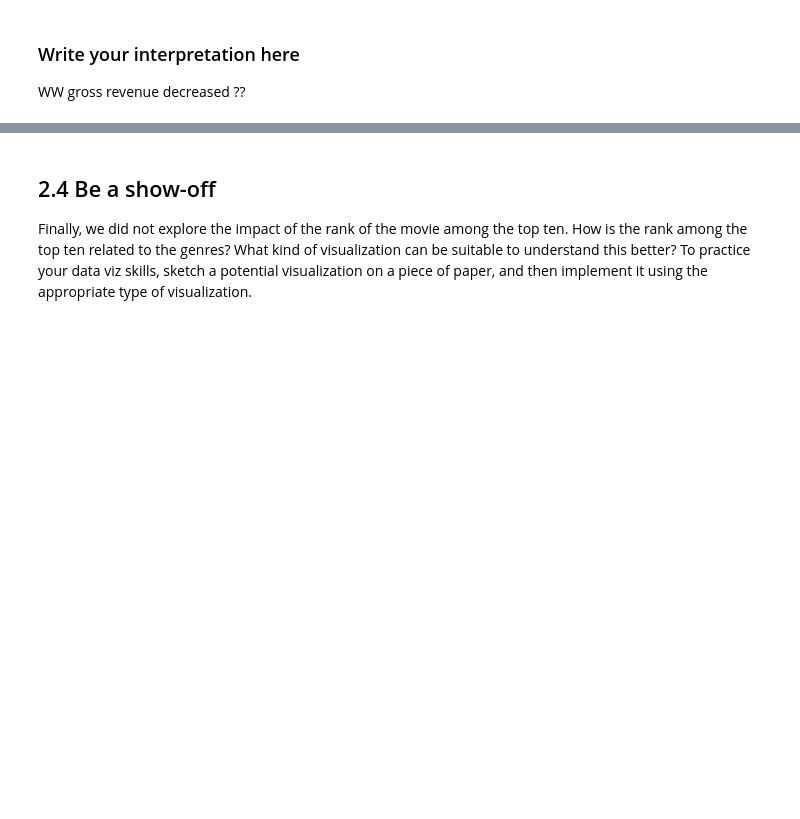
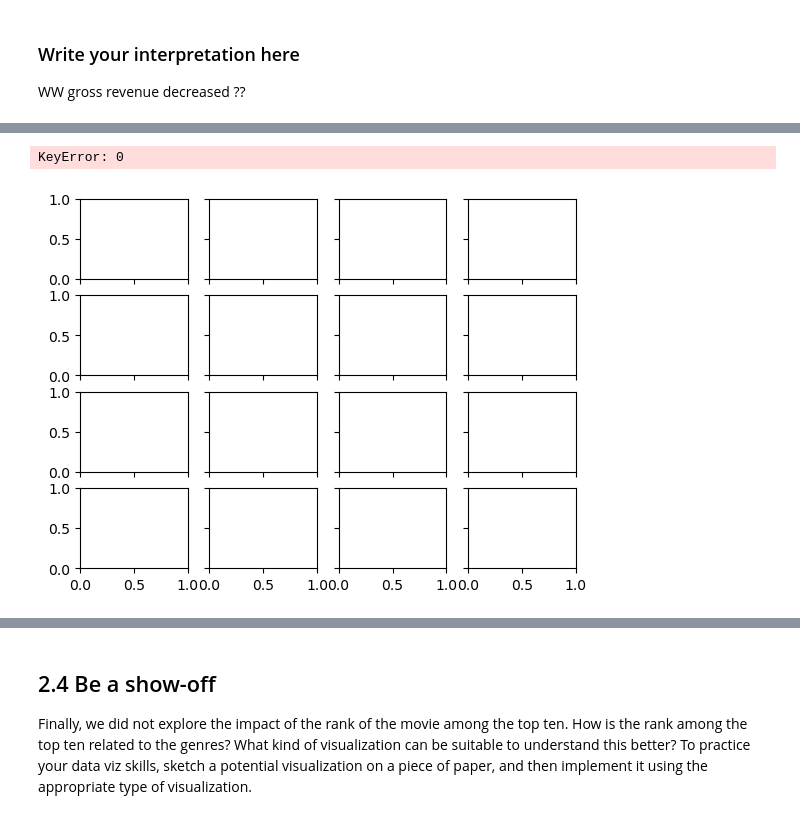
Before and after one commit to CamilleDelgrange/2022, a Jupyter notebook: Tutorials/02 - Data viz and data from the web/Becoming a DataVizard exercise.ipynb, the cells around one changed output, grey strips where cells are left out. Drawn from its saved outputs; the diff is of its cells as text; code cells hidden in the pictures; blank space fills up the shorter version.

```diff
--- a/Tutorials/02 - Data viz and data from the web/Becoming a DataVizard exercise.ipynb
+++ b/Tutorials/02 - Data viz and data from the web/Becoming a DataVizard exercise.ipynb
@@ -294,3 +311,17 @@ WW gross revenue decreased ??
+# %%
+# Write your code to make 4x4 panel here
+# using the variable axs for multiple Axes
+fig, axes = plt.subplots(4, 4, sharex=True, sharey=True)
+axes = np.array(axes)
+for i, ax in enumerate(axes.reshape(-1)):
+    ax.hist(stats_by_genre, bins = 100)
+    ax.set_ylabel(f'Subplot: {i}')
+fig.xlabel('Movie length in minutes')
+fig.ylabel('Number of movies')
+fig.title('Histogram length distribution of blockbusters by main genres');
+# %% [output]
+KeyError: 0
+[figure, added]
 # %%
 # Write your interpretation here
 # %% [markdown]
```
Also changed, not shown: parts of 7 cells of this notebook.
